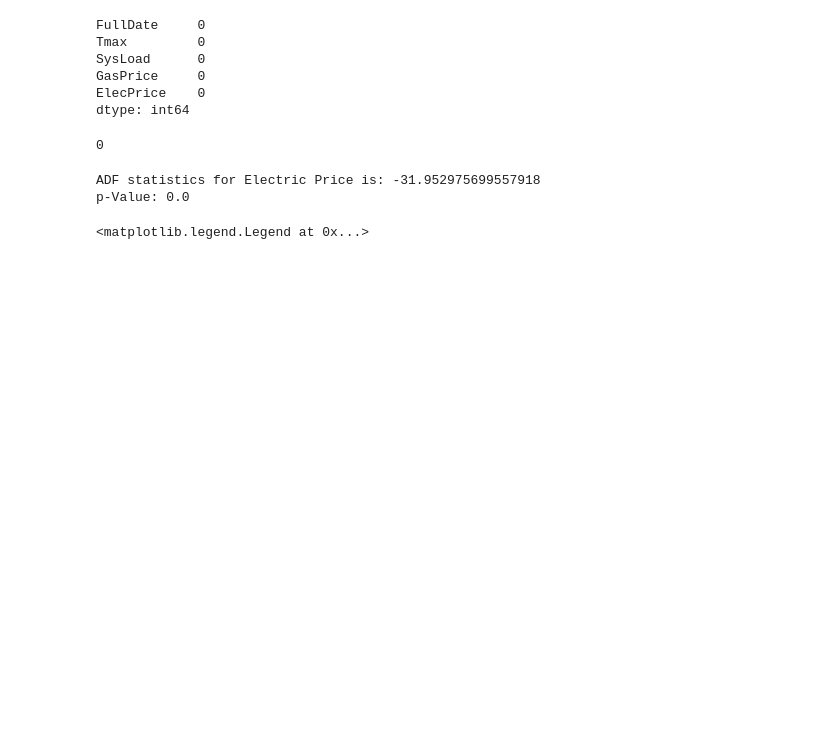
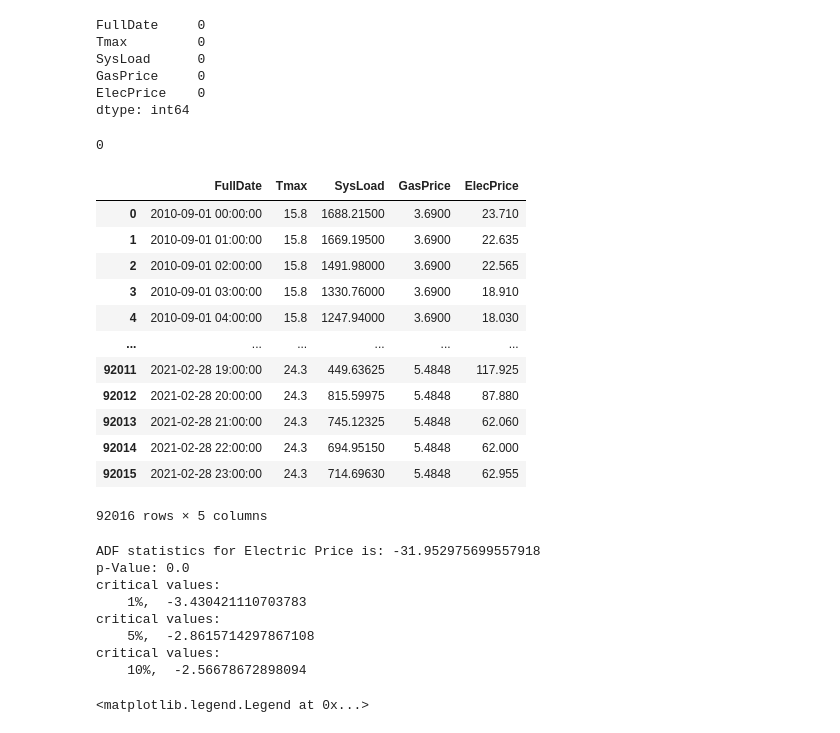
Before and after one commit to bakasheddy/time-series-forecasting-of-electricity-prices-of-a-District, a Jupyter notebook: practical time series analysis and forcast.ipynb, the cells around one changed output. Cells and saved outputs as stored; diff of their text form; code cells hidden in the pictures; blank space fills up the shorter version.

```diff
--- a/practical time series analysis and forcast.ipynb
+++ b/practical time series analysis and forcast.ipynb
@@ -48,6 +48,22 @@ dtype: int64
 df.duplicated().sum()
 # %% [output]
 0
+# %%
+df
+# %% [output]
+|  | FullDate | Tmax | SysLoad | GasPrice | ElecPrice |
+| 0 | 2010-09-01 00:00:00 | 15.8 | 1688.21500 | 3.6900 | 23.710 |
+| 1 | 2010-09-01 01:00:00 | 15.8 | 1669.19500 | 3.6900 | 22.635 |
+| 2 | 2010-09-01 02:00:00 | 15.8 | 1491.98000 | 3.6900 | 22.565 |
+| 3 | 2010-09-01 03:00:00 | 15.8 | 1330.76000 | 3.6900 | 18.910 |
+| 4 | 2010-09-01 04:00:00 | 15.8 | 1247.94000 | 3.6900 | 18.030 |
+| ... | ... | ... | ... | ... | ... |
+| 92011 | 2021-02-28 19:00:00 | 24.3 | 449.63625 | 5.4848 | 117.925 |
+| 92012 | 2021-02-28 20:00:00 | 24.3 | 815.59975 | 5.4848 | 87.880 |
+| 92013 | 2021-02-28 21:00:00 | 24.3 | 745.12325 | 5.4848 | 62.060 |
+| 92014 | 2021-02-28 22:00:00 | 24.3 | 694.95150 | 5.4848 | 62.000 |
+| 92015 | 2021-02-28 23:00:00 | 24.3 | 714.69630 | 5.4848 | 62.955 |
+92016 rows × 5 columns
 # %%
 df_copy = df.copy()
 # %%
@@ -61,9 +77,18 @@ from statsmodels.tsa.stattools import adfuller
 ADF = adfuller(df['ElecPrice'], autolag='AIC')
 print(f'ADF statistics for Electric Price is: {ADF[0]}')
 print(f'p-Value: {ADF[1]}')
+for key, value in ADF[4].items():
+    print('critical values: ')
+    print(f'    {key},  {value}')
 # %% [output]
 ADF statistics for Electric Price is: -31.952975699557918
 p-Value: 0.0
+critical values:
+    1%,  -3.430421110703783
+critical values:
+    5%,  -2.8615714297867108
+critical values:
+    10%,  -2.56678672898094
 # %%
 from statsmodels.tsa.seasonal import seasonal_decompose
 dec = seasonal_decompose(df['ElecPrice'], period=1, model='additive')
```
Also changed, not shown: parts of 4 cells of this notebook.
